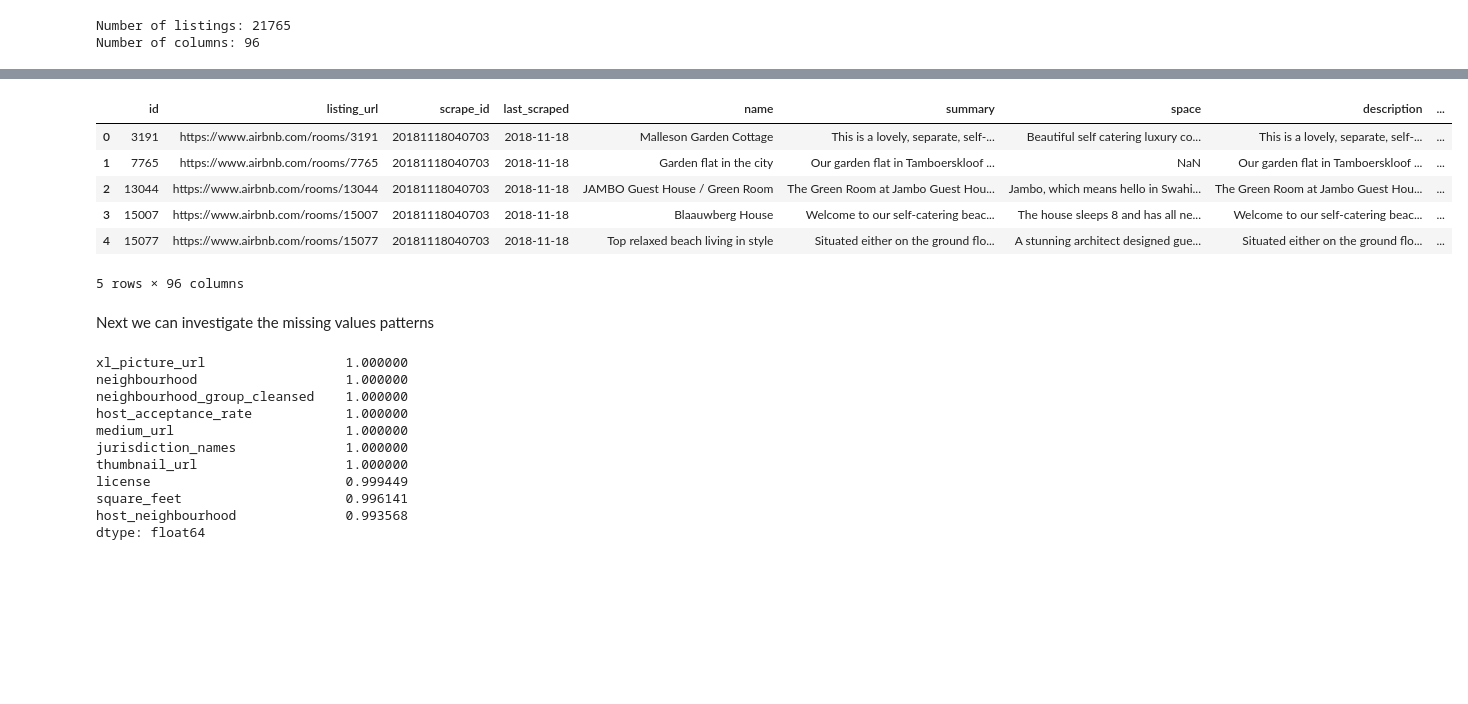
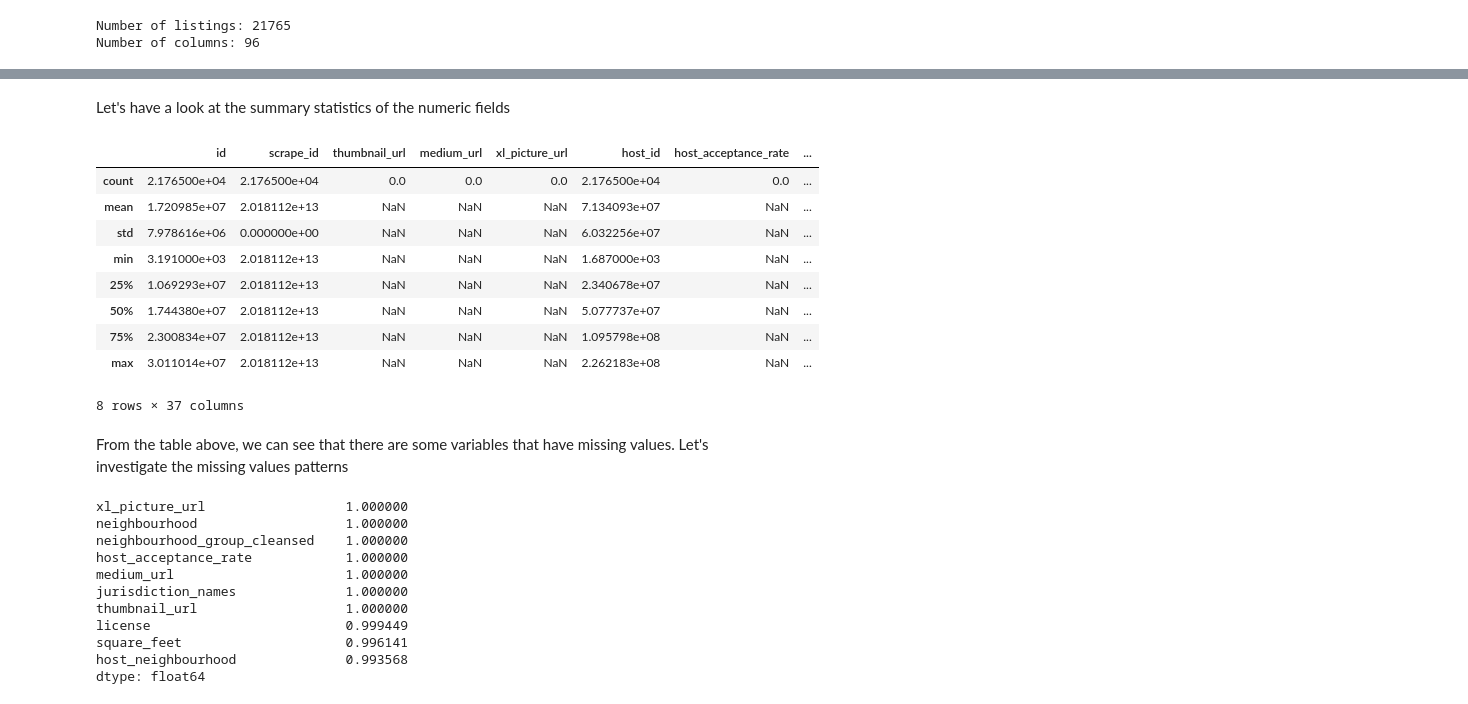
Before and after one commit to Rmostert/Airbnb-CT-analysis, a Jupyter notebook: Airbnb Cape Town EDA.ipynb, the cells around one changed output, grey strips where cells are left out. Saved outputs shown, nothing was run; the diff lists cells and outputs as text; code cells hidden in the pictures; blank space fills up the shorter version.

```diff
--- a/Airbnb Cape Town EDA.ipynb
+++ b/Airbnb Cape Town EDA.ipynb
@@ -58,15 +76,20 @@ reviews_per_month: float64
+# %% [markdown]
+Let's have a look at the summary statistics of the numeric fields
 # %%
-listings.head()
+listings.describe()
 # %% [output]
-|  | id | listing_url | scrape_id | last_scraped | name | summary | space | description | ... |
-| 0 | 3191 | https://www.airbnb.com/rooms/3191 | 20181118040703 | 2018-11-18 | Malleson Garden Cottage | This is a lovely, separate, self-... | Beautiful self catering luxury co... | This is a lovely, separate, self-... | ... |
-| 1 | 7765 | https://www.airbnb.com/rooms/7765 | 20181118040703 | 2018-11-18 | Garden flat in the city | Our garden flat in Tamboerskloof ... | NaN | Our garden flat in Tamboerskloof ... | ... |
-| 2 | 13044 | https://www.airbnb.com/rooms/13044 | 20181118040703 | 2018-11-18 | JAMBO Guest House / Green Room | The Green Room at Jambo Guest Hou... | Jambo, which means hello in Swahi... | The Green Room at Jambo Guest Hou... | ... |
-| 3 | 15007 | https://www.airbnb.com/rooms/15007 | 20181118040703 | 2018-11-18 | Blaauwberg House | Welcome to our self-catering beac... | The house sleeps 8 and has all ne... | Welcome to our self-catering beac... | ... |
-| 4 | 15077 | https://www.airbnb.com/rooms/15077 | 20181118040703 | 2018-11-18 | Top relaxed beach living in style | Situated either on the ground flo... | A stunning architect designed gue... | Situated either on the ground flo... | ... |
+|  | id | scrape_id | thumbnail_url | medium_url | xl_picture_url | host_id | host_acceptance_rate | ... |
+| count | 2.176500e+04 | 2.176500e+04 | 0.0 | 0.0 | 0.0 | 2.176500e+04 | 0.0 | ... |
+| mean | 1.720985e+07 | 2.018112e+13 | NaN | NaN | NaN | 7.134093e+07 | NaN | ... |
+| std | 7.978616e+06 | 0.000000e+00 | NaN | NaN | NaN | 6.032256e+07 | NaN | ... |
+| min | 3.191000e+03 | 2.018112e+13 | NaN | NaN | NaN | 1.687000e+03 | NaN | ... |
+| 25% | 1.069293e+07 | 2.018112e+13 | NaN | NaN | NaN | 2.340678e+07 | NaN | ... |
+| 50% | 1.744380e+07 | 2.018112e+13 | NaN | NaN | NaN | 5.077737e+07 | NaN | ... |
+| 75% | 2.300834e+07 | 2.018112e+13 | NaN | NaN | NaN | 1.095798e+08 | NaN | ... |
+| max | 3.011014e+07 | 2.018112e+13 | NaN | NaN | NaN | 2.262183e+08 | NaN | ... |
-5 rows × 96 columns
+8 rows × 37 columns
 # %% [markdown]
-Next we can investigate the missing values patterns
+From the table above, we can see that there are some variables that have missing values. Let's investigate the missing values patterns
 # %%
 missing_values_per_field = listings.isnull().mean()
 # %%
```
Also changed, not shown: parts of 173 cells of this notebook.
